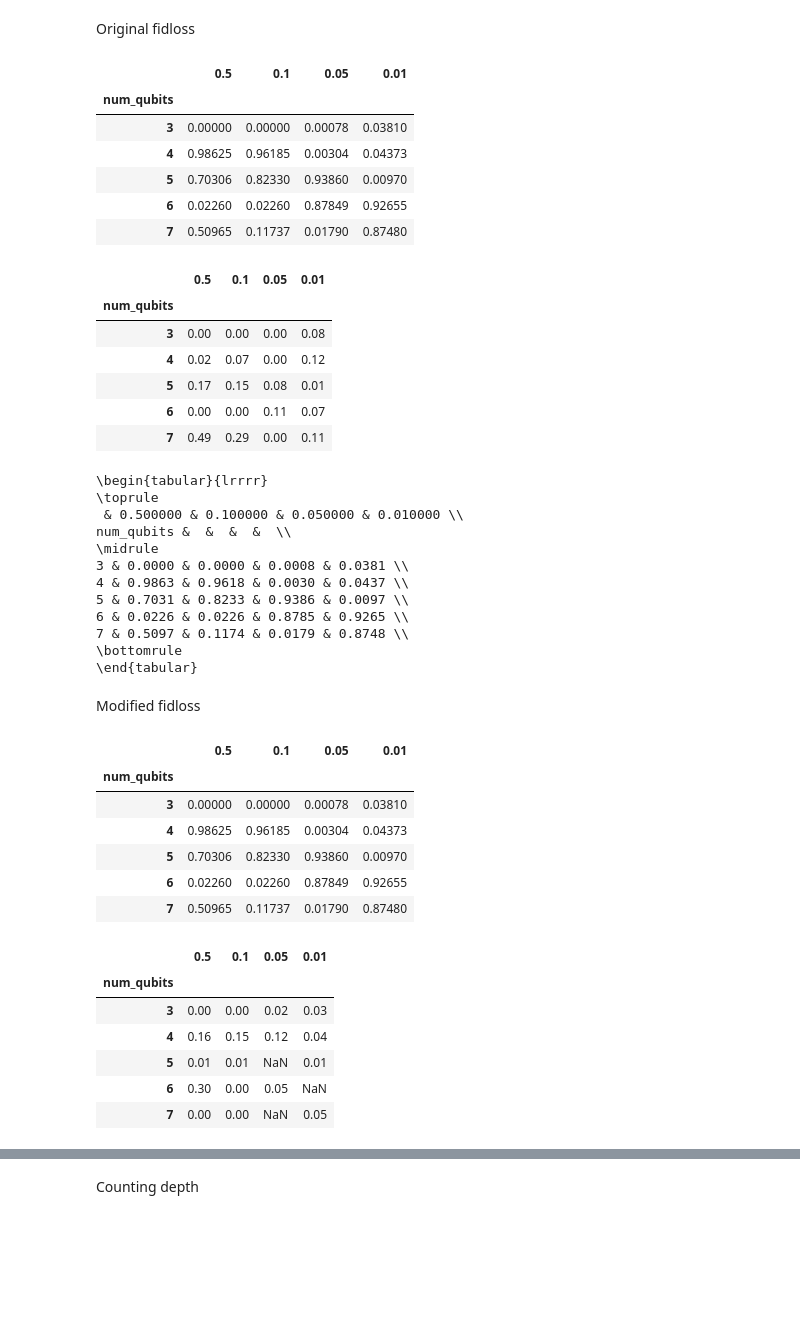
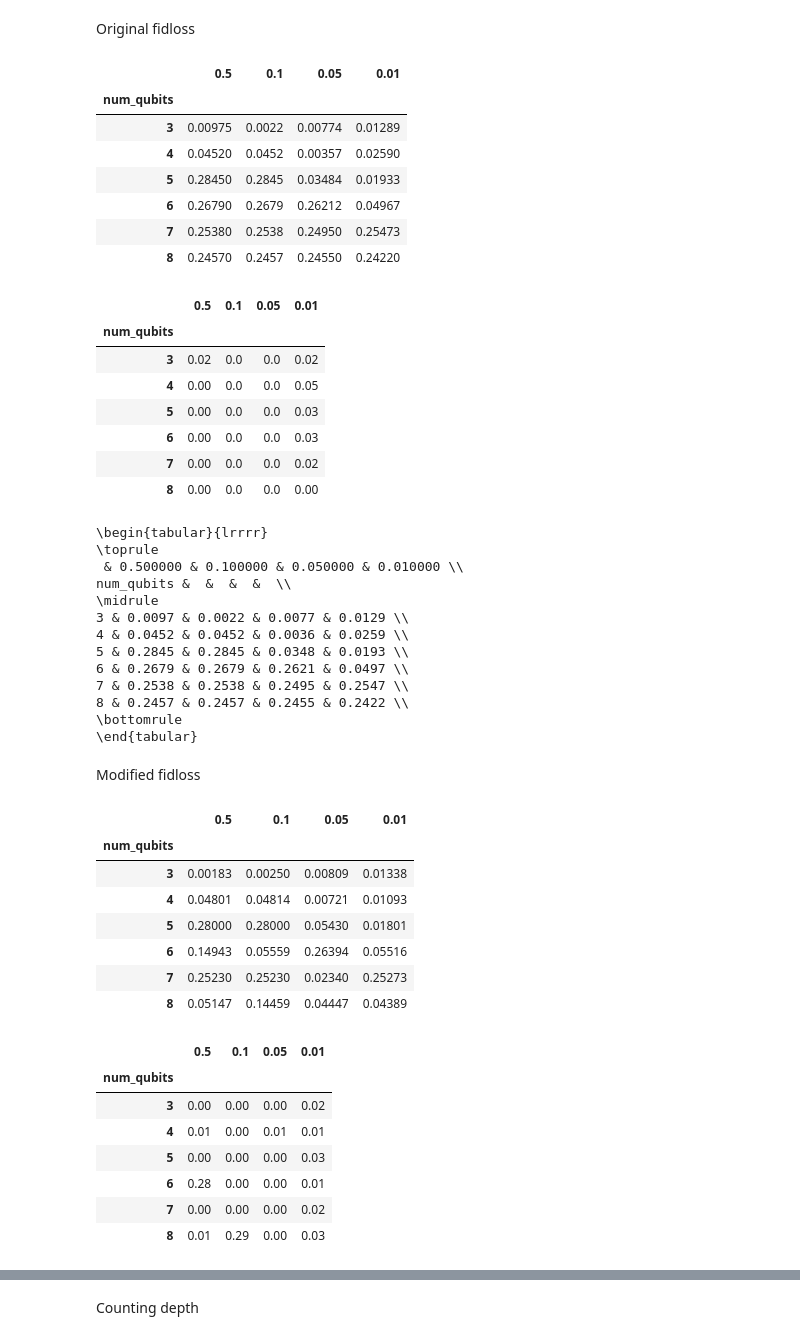
Before and after one commit to IsmaelCesar/sanches-modified, a Jupyter notebook: executing_simulations.ipynb, the cells around one changed output, grey strips where cells are left out. Drawn from its saved outputs; the diff is of its cells as text; code cells hidden in the pictures; blank space fills up the shorter version.

```diff
--- a/executing_simulations.ipynb
+++ b/executing_simulations.ipynb
@@ -23,7 +23,7 @@ from datetime import datetime
 # %%
 results_dir = "results/runs_shell"
 run_range = list(range(1, 11))
-qubit_range = [3, 4, 5, 6, 7, 8, 12, 15]
+qubit_range = [3, 4, 5, 6, 7, 8]
 
 # EPS values are mapped separately
 #eps_values = [0.5, 0.1, 0.05, 0.01, 0.005, 0.001]
@@ -35,7 +35,7 @@ Creating pandas dataframe
 
 Creating result dictionaries
 # %%
-state_type = "triangular"
+state_type = "lognormal"
 # %%
 #[0.5, 0.1, 0.05, 0.01, 0.005, 0.001]
 original_results_dict = {
@@ -97,18 +97,20 @@ df_stds_original
 # %% [output]
 |  | 0.5 | 0.1 | 0.05 | 0.01 |
 | num_qubits |  |  |  |  |
-| 3 | 0.00000 | 0.00000 | 0.00078 | 0.03810 |
-| 4 | 0.98625 | 0.96185 | 0.00304 | 0.04373 |
-| 5 | 0.70306 | 0.82330 | 0.93860 | 0.00970 |
-| 6 | 0.02260 | 0.02260 | 0.87849 | 0.92655 |
-| 7 | 0.50965 | 0.11737 | 0.01790 | 0.87480 |
+| 3 | 0.00975 | 0.0022 | 0.00774 | 0.01289 |
+| 4 | 0.04520 | 0.0452 | 0.00357 | 0.02590 |
+| 5 | 0.28450 | 0.2845 | 0.03484 | 0.01933 |
+| 6 | 0.26790 | 0.2679 | 0.26212 | 0.04967 |
+| 7 | 0.25380 | 0.2538 | 0.24950 | 0.25473 |
+| 8 | 0.24570 | 0.2457 | 0.24550 | 0.24220 |
 |  | 0.5 | 0.1 | 0.05 | 0.01 |
 | num_qubits |  |  |  |  |
-| 3 | 0.00 | 0.00 | 0.00 | 0.08 |
-| 4 | 0.02 | 0.07 | 0.00 | 0.12 |
-| 5 | 0.17 | 0.15 | 0.08 | 0.01 |
-| 6 | 0.00 | 0.00 | 0.11 | 0.07 |
-| 7 | 0.49 | 0.29 | 0.00 | 0.11 |
+| 3 | 0.02 | 0.0 | 0.0 | 0.02 |
+| 4 | 0.00 | 0.0 | 0.0 | 0.05 |
+| 5 | 0.00 | 0.0 | 0.0 | 0.03 |
+| 6 | 0.00 | 0.0 | 0.0 | 0.03 |
+| 7 | 0.00 | 0.0 | 0.0 | 0.02 |
+| 8 | 0.00 | 0.0 | 0.0 | 0.00 |
 # %%
 print(df_mean_original.to_latex(float_format="%.4f"))
 # %% [output]
@@ -117,11 +119,12 @@ print(df_mean_original.to_latex(float_format="%.4f"))
  & 0.500000 & 0.100000 & 0.050000 & 0.010000 \\
 num_qubits &  &  &  &  \\
 \midrule
-3 & 0.0000 & 0.0000 & 0.0008 & 0.0381 \\
-4 & 0.9863 & 0.9618 & 0.0030 & 0.0437 \\
-5 & 0.7031 & 0.8233 & 0.9386 & 0.0097 \\
-6 & 0.0226 & 0.0226 & 0.8785 & 0.9265 \\
-7 & 0.5097 & 0.1174 & 0.0179 & 0.8748 \\
+3 & 0.0097 & 0.0022 & 0.0077 & 0.0129 \\
+4 & 0.0452 & 0.0452 & 0.0036 & 0.0259 \\
+5 & 0.2845 & 0.2845 & 0.0348 & 0.0193 \\
+6 & 0.2679 & 0.2679 & 0.2621 & 0.0497 \\
+7 & 0.2538 & 0.2538 & 0.2495 & 0.2547 \\
+8 & 0.2457 & 0.2457 & 0.2455 & 0.2422 \\
 \bottomrule
 \end{tabular}
 # %% [markdown]
@@ -129,26 +132,28 @@ Modified fidloss
 # %%
 df_mean_modified = pd.DataFrame(mean_modified_results_dict)
 df_mean_modified = df_mean_modified.set_index("num_qubits")
-display(df_mean_original)
+display(df_mean_modified)
 
 df_stds_modified = pd.DataFrame(stds_modified_results_dict)
 df_stds_modified = df_stds_modified.set_index("num_qubits")
 df_stds_modified
 # %% [output]
 |  | 0.5 | 0.1 | 0.05 | 0.01 |
 | num_qubits |  |  |  |  |
-| 3 | 0.00000 | 0.00000 | 0.00078 | 0.03810 |
-| 4 | 0.98625 | 0.96185 | 0.00304 | 0.04373 |
-| 5 | 0.70306 | 0.82330 | 0.93860 | 0.00970 |
-| 6 | 0.02260 | 0.02260 | 0.87849 | 0.92655 |
-| 7 | 0.50965 | 0.11737 | 0.01790 | 0.87480 |
+| 3 | 0.00183 | 0.00250 | 0.00809 | 0.01338 |
+| 4 | 0.04801 | 0.04814 | 0.00721 | 0.01093 |
+| 5 | 0.28000 | 0.28000 | 0.05430 | 0.01801 |
+| 6 | 0.14943 | 0.05559 | 0.26394 | 0.05516 |
+| 7 | 0.25230 | 0.25230 | 0.02340 | 0.25273 |
+| 8 | 0.05147 | 0.14459 | 0.04447 | 0.04389 |
 |  | 0.5 | 0.1 | 0.05 | 0.01 |
 | num_qubits |  |  |  |  |
-| 3 | 0.00 | 0.00 | 0.02 | 0.03 |
-| 4 | 0.16 | 0.15 | 0.12 | 0.04 |
-| 5 | 0.01 | 0.01 | NaN | 0.01 |
-| 6 | 0.30 | 0.00 | 0.05 | NaN |
-| 7 | 0.00 | 0.00 | NaN | 0.05 |
+| 3 | 0.00 | 0.00 | 0.00 | 0.02 |
+| 4 | 0.01 | 0.00 | 0.01 | 0.01 |
+| 5 | 0.00 | 0.00 | 0.00 | 0.03 |
+| 6 | 0.28 | 0.00 | 0.00 | 0.01 |
+| 7 | 0.00 | 0.00 | 0.00 | 0.02 |
+| 8 | 0.01 | 0.29 | 0.00 | 0.03 |
 # %%
 print(df_mean_modified.to_latex(float_format="%.4f"))
 # %% [output]
```
Also changed, not shown: parts of 1 cell of this notebook.
